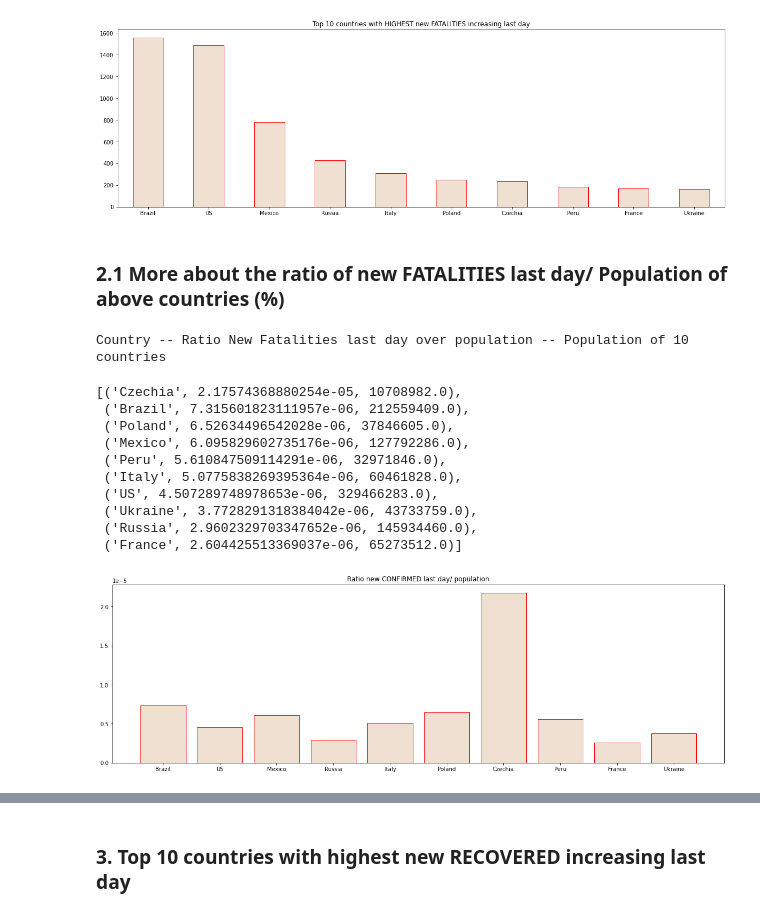
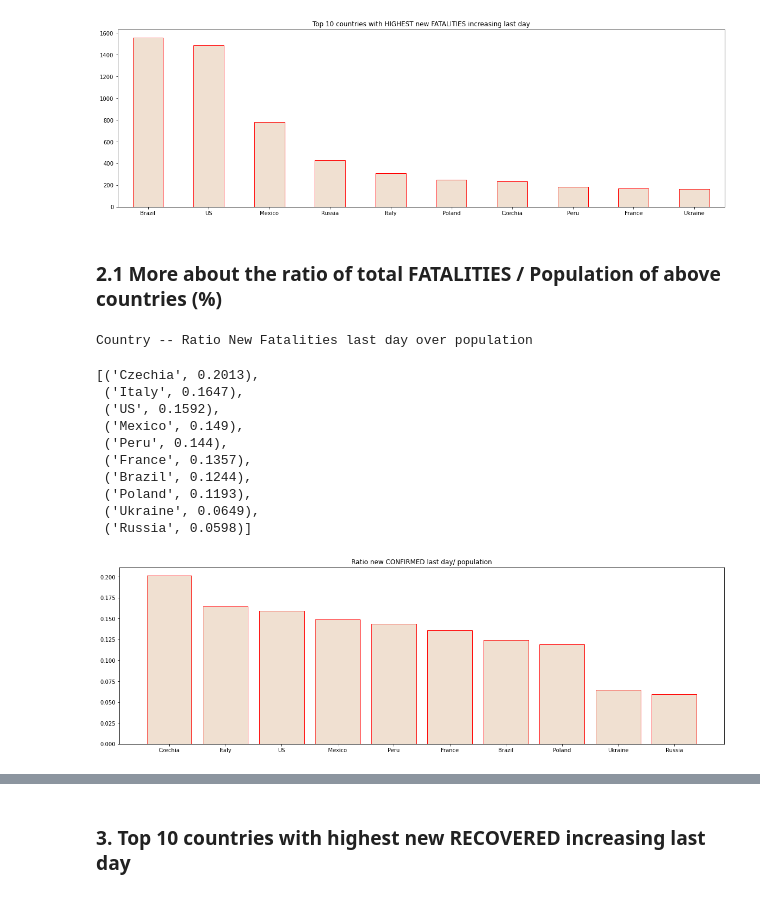
Before and after one commit to lphan/ML-Practices, a Jupyter notebook: 18_Covid-19/18_Covid-19_top10.ipynb, the cells around one changed output, grey strips where cells are left out. Drawn from its saved outputs; the diff is of its cells as text; code cells hidden in the pictures.

```diff
--- a/18_Covid-19/18_Covid-19_top10.ipynb
+++ b/18_Covid-19/18_Covid-19_top10.ipynb
@@ -119,23 +84,24 @@ Ukraine     165.0
 Name: 409, dtype: float64
 [figure]
 # %% [markdown]
-### 2.1 More about the ratio of new FATALITIES last day/ Population of above countries (%)
+### 2.1 More about the ratio of total FATALITIES / Population of above countries (%)
 # %%
 plt.title("Ratio new CONFIRMED last day/ population")
-plt.bar(*zip(*topFatalLastDayRatioPop), color=(0.9, 0.8, 0.7, 0.6), edgecolor='red')
-print("Country -- Ratio New Fatalities last day over population -- Population of 10 countries")
+topFatalPopulation = [(country, y_dat_ratioDeathPop[country].iloc[-1]) for country in countries_highestFatalByDay.head(10).index]
+plt.bar(*zip(*sorted(topFatalPopulation, key=lambda x: x[1], reverse=True)), color=(0.9, 0.8, 0.7, 0.6), edgecolor='red')
+print("Country -- Ratio New Fatalities last day over population ")
 sorted(topFatalPopulation, key=lambda x: x[1], reverse=True)
 # %% [output]
-Country -- Ratio New Fatalities last day over population -- Population of 10 countries
+Country -- Ratio New Fatalities last day over population
-[('Czechia', 2.17574368880254e-05, 10708982.0),
- ('Brazil', 7.315601823111957e-06, 212559409.0),
- ('Poland', 6.52634496542028e-06, 37846605.0),
- ('Mexico', 6.095829602735176e-06, 127792286.0),
- ('Peru', 5.610847509114291e-06, 32971846.0),
- ('Italy', 5.0775838269395364e-06, 60461828.0),
- ('US', 4.507289748978653e-06, 329466283.0),
- ('Ukraine', 3.7728291318384042e-06, 43733759.0),
- ('Russia', 2.9602329703347652e-06, 145934460.0),
- ('France', 2.604425513369037e-06, 65273512.0)]
+[('Czechia', 0.2013),
+ ('Italy', 0.1647),
+ ('US', 0.1592),
+ ('Mexico', 0.149),
+ ('Peru', 0.144),
+ ('France', 0.1357),
+ ('Brazil', 0.1244),
+ ('Poland', 0.1193),
+ ('Ukraine', 0.0649),
+ ('Russia', 0.0598)]
-[figure, old version]
+[figure, new version]
 # %% [markdown]
```
Also changed, not shown: parts of 15 cells of this notebook, 17 other files.
